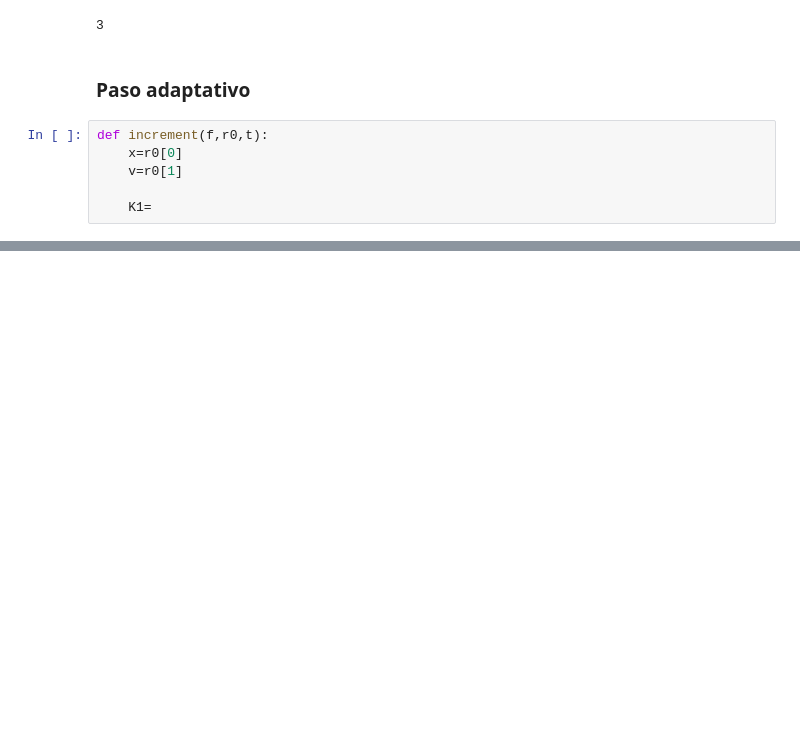
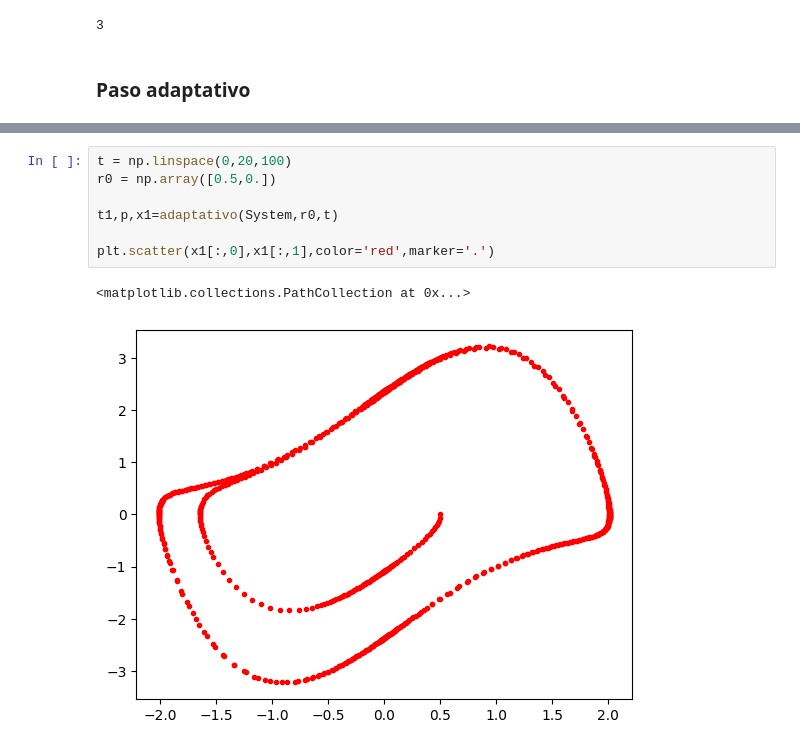
Before and after one commit to Sebastian-Moreno/MetodosII_SebastianHurtado_NicolasDaza, a Jupyter notebook: Practica parciales/Practica parcial 2.ipynb, the cells around one changed output, grey strips where cells are left out. Drawn from its saved outputs; the diff is of its cells as text; blank space fills up the shorter version.

```diff
--- a/Practica parciales/Practica parcial 2.ipynb
+++ b/Practica parciales/Practica parcial 2.ipynb
@@ -138,9 +137,3 @@ a.shape[0]
 3
 # %% [markdown]
 ### Paso adaptativo
-# %%
-def increment(f,r0,t):
-    x=r0[0]
-    v=r0[1]
-
-    K1=
@@ -146,0 +226,10 @@ def increment(f,r0,t):
+# %%
+t = np.linspace(0,20,100)
+r0 = np.array([0.5,0.])
+
+t1,p,x1=adaptativo(System,r0,t)
+
+plt.scatter(x1[:,0],x1[:,1],color='red',marker='.')
+# %% [output]
+<matplotlib.collections.PathCollection at 0x...>
+[figure, added]
```
Also changed, not shown: parts of 4 cells of this notebook.
